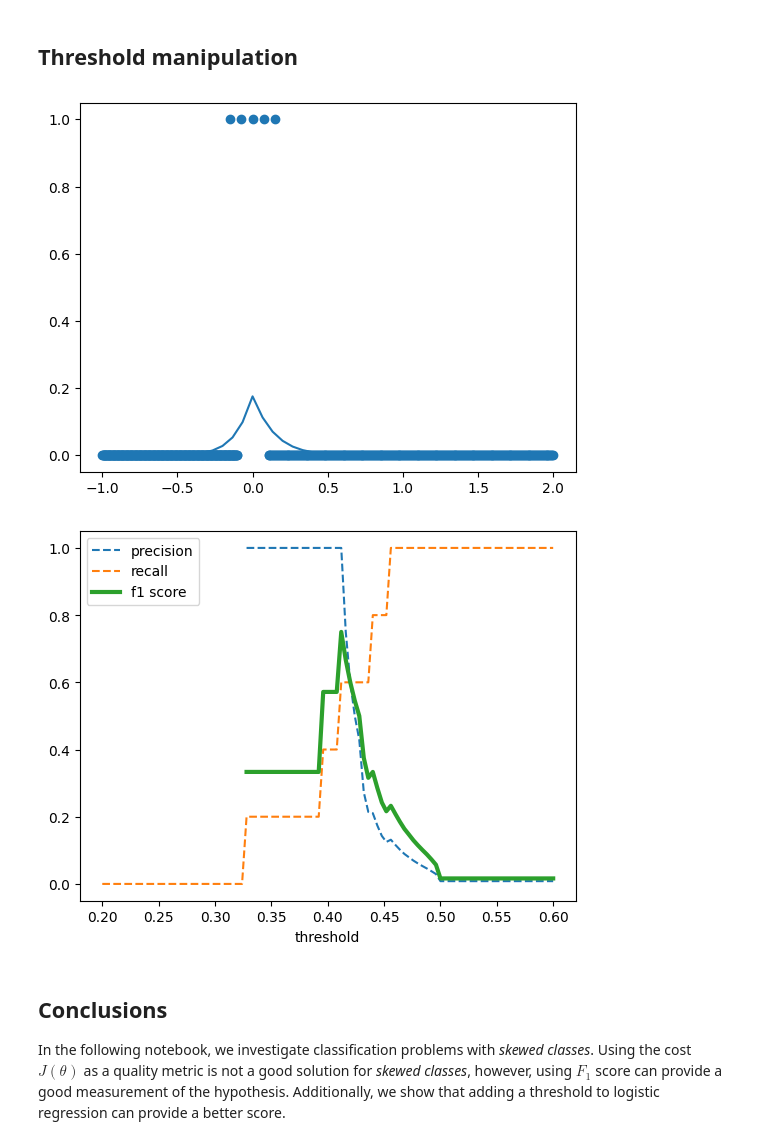
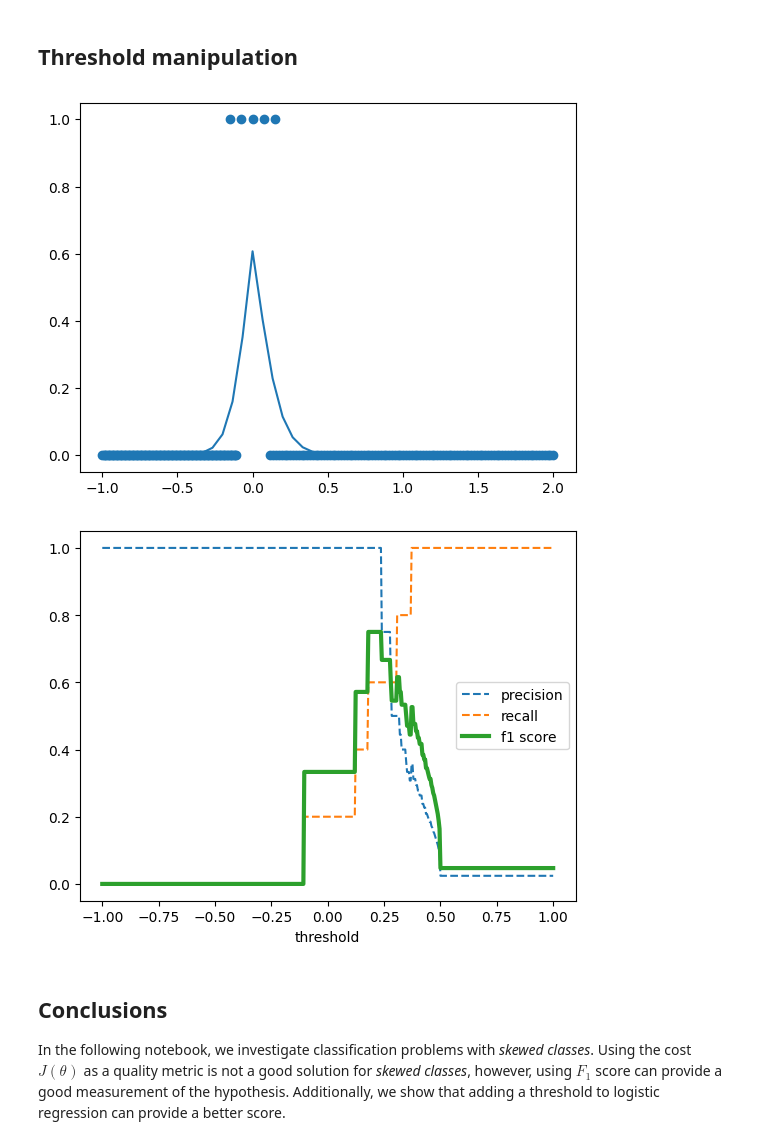
Before and after one commit to andywiecko/ML-notes, a Jupyter notebook: 08-precision-and-recall.ipynb, the cells around one changed output. Cells and saved outputs as stored; diff of their text form; code cells hidden in the pictures.

```diff
--- a/08-precision-and-recall.ipynb
+++ b/08-precision-and-recall.ipynb
@@ -47,12 +47,12 @@ def cost(h, theta, x, y):
 def precision(h, theta, x, y):
     true_positive = ((h(theta, x) >= 0.5) & (y == 1)).sum()
     false_positive = ((h(theta, x) >= 0.5) & (y == 0)).sum()
-    return true_positive / (true_positive + false_positive)
+    return 1 if true_positive == 0 and false_positive == 0 else true_positive / (true_positive + false_positive)
 
 def recall(h, theta, x, y):
     true_positive = ((h(theta, x) >= 0.5) & (y == 1)).sum()
     false_negative = ((h(theta, x) < 0.5) & (y == 1)).sum()
-    return true_positive / (true_positive + false_negative)
+    return 1 if true_positive == 0 and false_negative == 0 else true_positive / (true_positive + false_negative)
 
 def f1_score(h, theta, x, y):
     p = precision(h, theta, x, y)
@@ -130,8 +130,8 @@ Logistic regression has better score than naive hypothesis? True
 ## Threshold manipulation
 # %%
 x0 = np.vstack((
-    +np.linspace(-1, -0.1, 301, endpoint=False).reshape(-1, 1),
-    -np.linspace(-2, -0.1, 301, endpoint=False).reshape(-1, 1)
+    +np.linspace(-1, -0.1, 101, endpoint=False).reshape(-1, 1),
+    -np.linspace(-2, -0.1, 101, endpoint=False).reshape(-1, 1)
     ))
 x1 = np.linspace(-0.15, 0.15, 5).reshape(-1, 1)
 x = np.vstack((x0, x1))
@@ -150,26 +150,26 @@ liny = 1./(1 + np.exp(-theta.T @ linX)).T
 ax.plot(linx, liny)
 plt.show()
 # %% [output]
-[figure, old version]
+[figure, new version]
 # %%
-threshold = np.linspace(0.2, 0.6, 101)
+threshold = np.linspace(-1, 1, 501)
 p = np.zeros(threshold.shape)
 r = np.zeros(threshold.shape)
 f1 = np.zeros(threshold.shape)
 for i in range(threshold.size):
     p[i] = precision(lambda theta, x: h(theta, x) + threshold[i], theta, X.T, y.T)
     r[i] = recall(lambda theta, x: h(theta, x) + threshold[i], theta, X.T, y.T)
     f1[i] = f1_score(lambda theta, x: h(theta, x) + threshold[i], theta, X.T, y.T)
 
 fig, ax = plt.subplots()
 ax.plot(threshold, p, '--', label="precision")
 ax.plot(threshold, r, '--', label="recall")
 ax.plot(threshold, f1, linewidth=3, label="f1 score")
 ax.set_xlabel("threshold")
 ax.legend()
 plt.show()
 # %% [output]
-[figure, old version]
+[figure, new version]
 # %% [markdown]
 ## Conclusions
 
```
Also changed, not shown: parts of 1 cell of this notebook.
